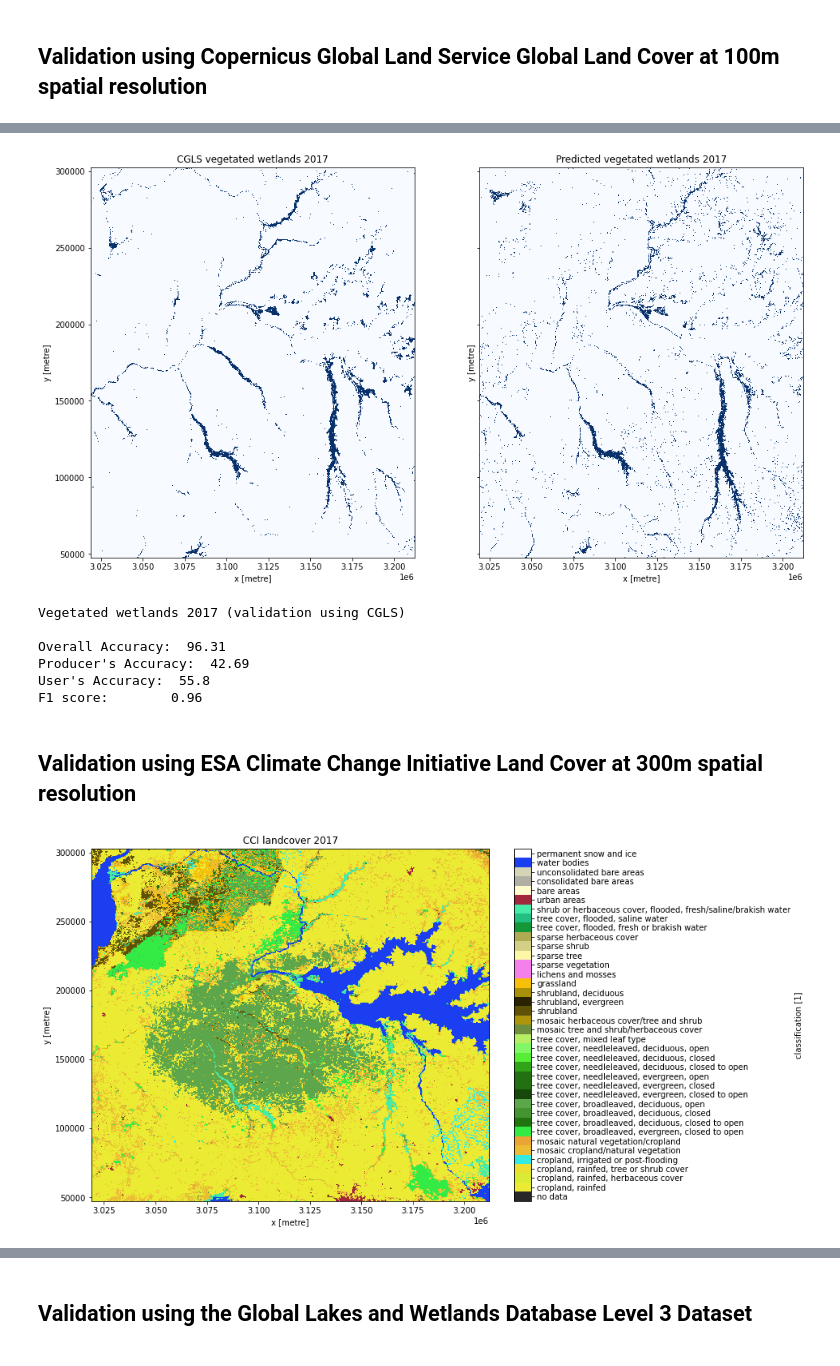
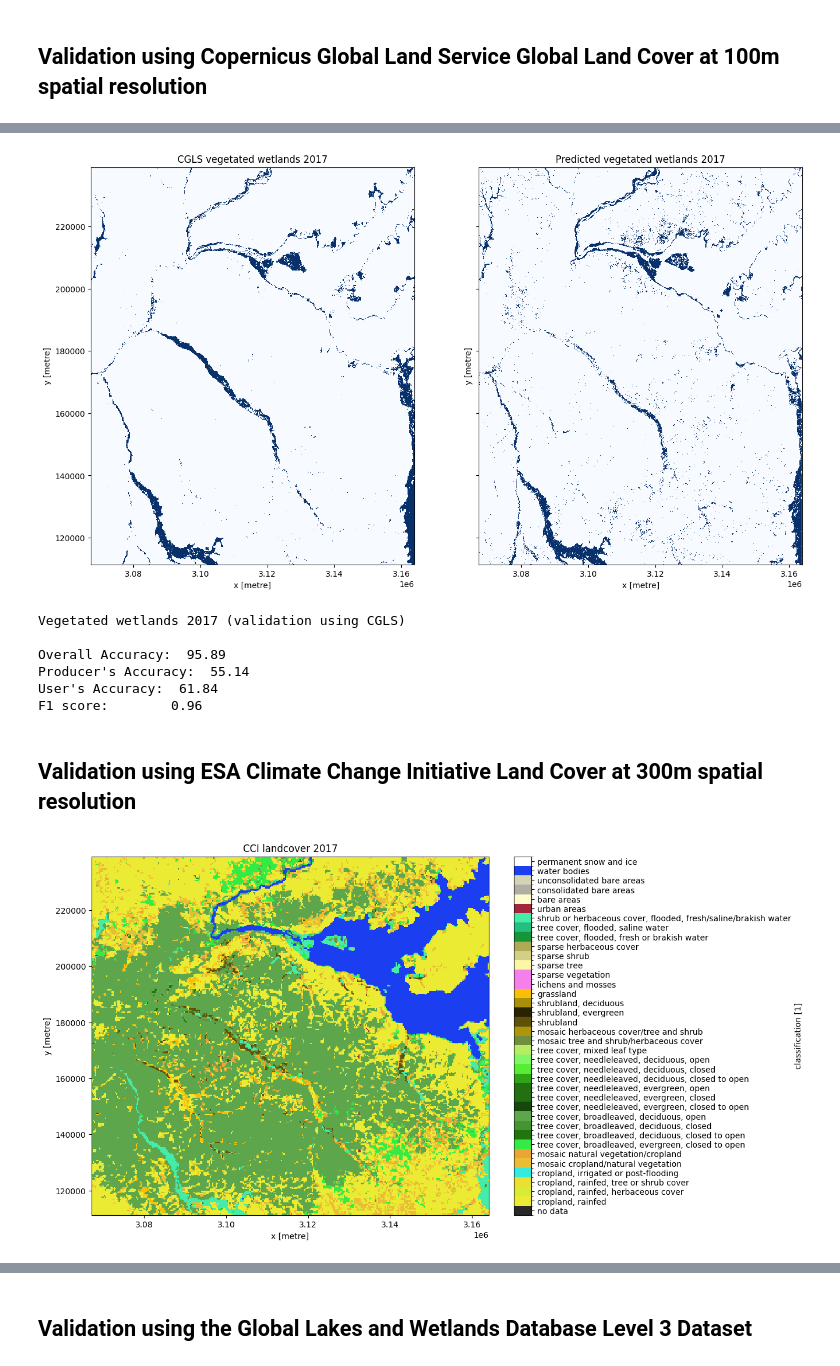
Before and after one commit to tylere/deafrica-sandbox-notebooks, a Jupyter notebook: Use_cases/Vegetated_wetlands_mapping/6_Validation.ipynb, the cells around one changed output, grey strips where cells are left out. Drawn from its saved outputs; the diff is of its cells as text; code cells hidden in the pictures.

```diff
--- a/Use_cases/Vegetated_wetlands_mapping/6_Validation.ipynb
+++ b/Use_cases/Vegetated_wetlands_mapping/6_Validation.ipynb
@@ -66,8 +69,8 @@ output_dir = "results"
 pred_tif = f"{output_dir}/prediction_{year}.tif"
 
 # Coordinates for the classified area from 4_Classify_satellite_data.ipynb
-new_lat, new_lon = 1.3733, 32.2903 #centred on Uganda
-buf_lat, buf_lon = 1, 1
+new_lat, new_lon = 1.3733, 32.2903  # centred on Uganda
+buf_lat, buf_lon = 0.5, 0.5
 
 
 class_dict = {
@@ -92,7 +95,8 @@ ds_cgls = dc.load(
     y=(new_lat + buf_lat, new_lat - buf_lat),
     measurements="classification",
     resolution=(100, -100),
-    output_crs="epsg:6933").classification.squeeze()
+    output_crs="epsg:6933",
+).classification.squeeze()
 
 ## Plot the CGLS product.
 plot_lulc(ds_cgls, product="CGLS", legend=True, figsize=(11, 8))
@@ -120,7 +124,7 @@ veg_wetland_pred.plot(cmap="Blues", ax=ax[1], add_colorbar=False)
 ax[0].set_title(f"CGLS vegetated wetlands {year}")
 ax[1].set_title(f"Predicted vegetated wetlands {year}");
 # %% [output]
-[figure, old version]
+[figure, new version]
 # %%
 # Convert the 'veg_wetland_cgls' DataArray into a 2 dimensional numpy array.
 y_true = sklearn_flatten(veg_wetland_cgls)
@@ -153,28 +157,29 @@ print("F1 score: \t", round(f1score, 2))
 # %% [output]
 Vegetated wetlands 2017 (validation using CGLS)
 
-Overall Accuracy:  96.31
-Producer's Accuracy:  42.69
-User's Accuracy:  55.8
+Overall Accuracy:  95.89
+Producer's Accuracy:  55.14
+User's Accuracy:  61.84
 F1 score:        0.96
 # %% [markdown]
 ## Validation using ESA Climate Change Initiative Land Cover at 300m spatial resolution
 # %%
 # Load the CCI product.
 ds_cci = dc.load(
     product="cci_landcover",
     time=year,
     x=(new_lon - buf_lon, new_lon + buf_lon),
     y=(new_lat + buf_lat, new_lat - buf_lat),
     measurements="classification",
     resolution=(300, -300),
-    output_crs="epsg:6933").classification.squeeze()
+    output_crs="epsg:6933",
+).classification.squeeze()
 
 ## Plot the CCI product.
 plot_lulc(ds_cci, product="CCI", legend=True, figsize=(11, 8))
 plt.title(f"CCI landcover {year}");
 # %% [output]
-[figure, old version]
+[figure, new version]
 # %%
 # Mask the CCI product to retain only pixels representing vegetated wetlands.
 # 160 tree cover, flooded, fresh or brakish water
```
Also changed, not shown: parts of 15 cells of this notebook, 5 other files.
